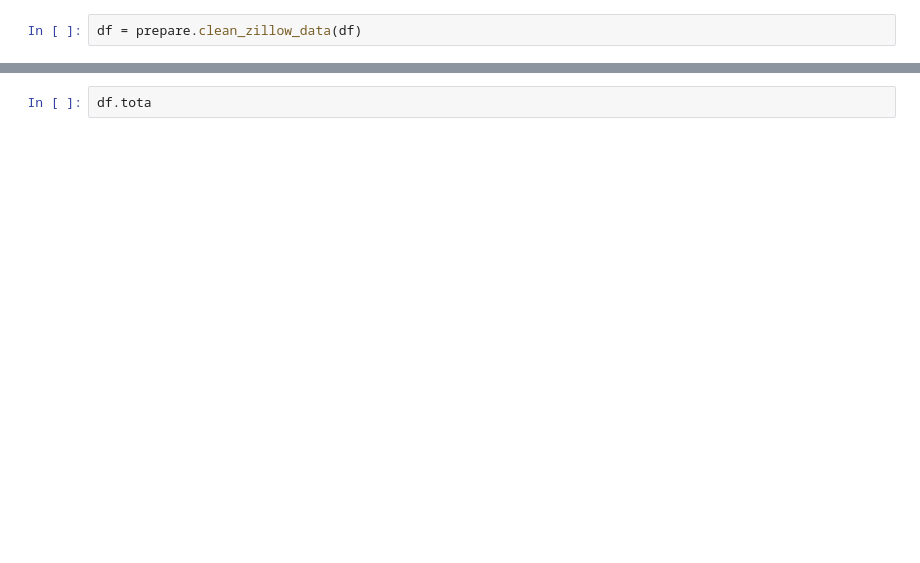
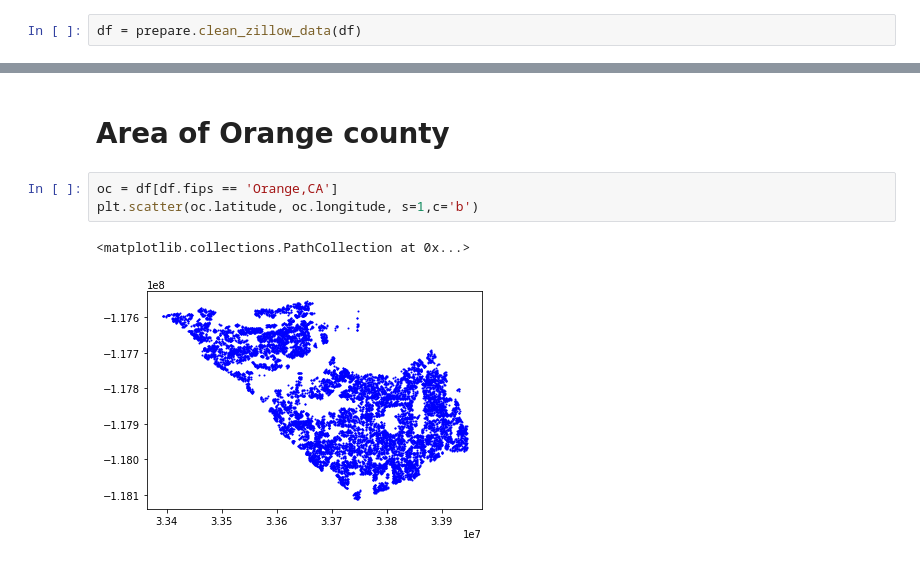
Before and after one commit to EribertoContreras/zillow_estimating_home_value, a Jupyter notebook: All the work.ipynb, the cells around one changed output, grey strips where cells are left out. Saved outputs shown, nothing was run; the diff lists cells and outputs as text; blank space fills up the shorter version.

```diff
--- a/All the work.ipynb
+++ b/All the work.ipynb
@@ -91,2 +97,8 @@ Name: bedroomcnt, dtype: int64
-# %%
-df.tota
+# %% [markdown]
+# Area of Orange county
+# %%
+oc = df[df.fips == 'Orange,CA']
+plt.scatter(oc.latitude, oc.longitude, s=1,c='b')
+# %% [output]
+<matplotlib.collections.PathCollection at 0x...>
+[figure, added]
```
Also changed, not shown: parts of 64 cells of this notebook, 1 other file.
